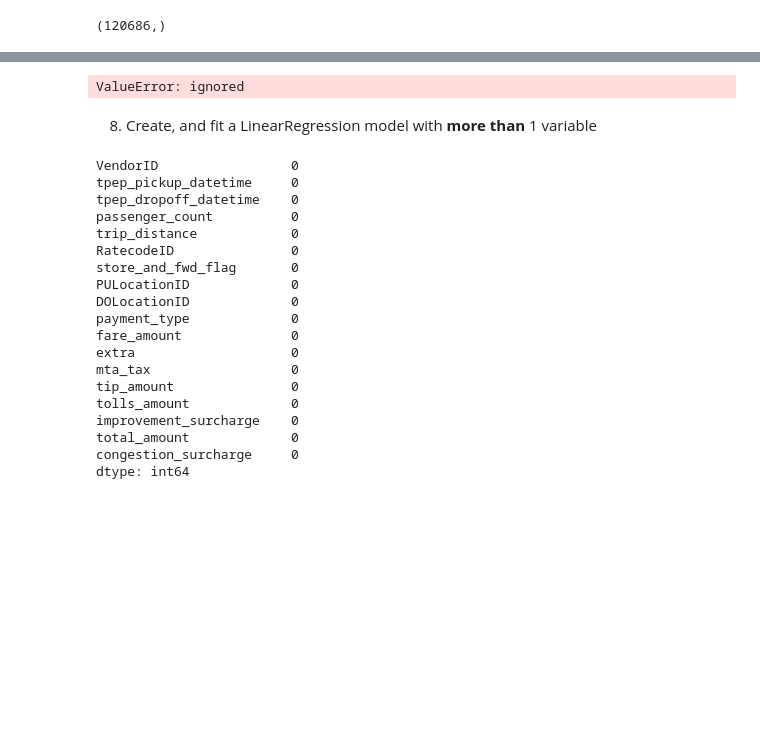
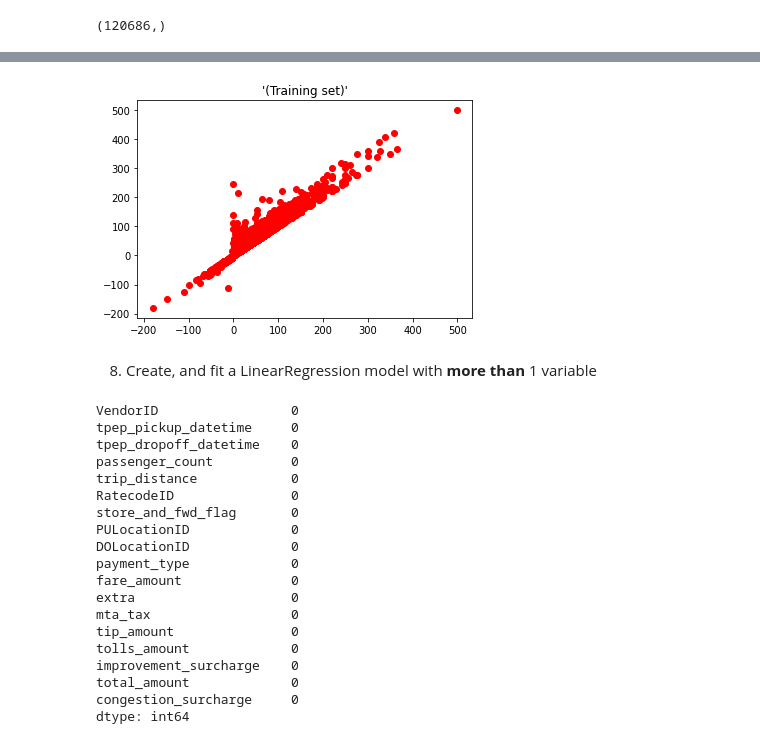
Before and after one commit to ibedoor/machine-learning, a Jupyter notebook: 02_assignment.ipynb, the cells around one changed output, grey strips where cells are left out. Saved outputs shown, nothing was run; the diff lists cells and outputs as text; code cells hidden in the pictures; blank space fills up the shorter version.

```diff
--- a/02_assignment.ipynb
+++ b/02_assignment.ipynb
@@ -282,13 +272,13 @@ plt.scatter(y_test, predictions);
 # %%
 import matplotlib.pyplot as plt
 plt.scatter(x=X_train.loc[X_train<100000], y=y_train.loc[y_train<100000], color ="red")
-plt.plot(X_train.loc[X_train<100000],pd.DataFrame(y_pred_rain).loc[pd.Series(y_pred_rain) <100000])
+#plt.plot(X_train.loc[X_train<100000],pd.DataFrame(y_pred_rain).loc[pd.Series(y_pred_rain) <100000])
 plt.title("'(Training set)'")
 plt.xlabel("")
 plt.ylabel("")
 plt.show()
 # %% [output]
-ValueError: ignored
+[figure, added]
 # %% [markdown]
 8. Create, and fit a LinearRegression model with **more than** 1 variable
 # %%
```
Also changed, not shown: parts of 23 cells of this notebook.
